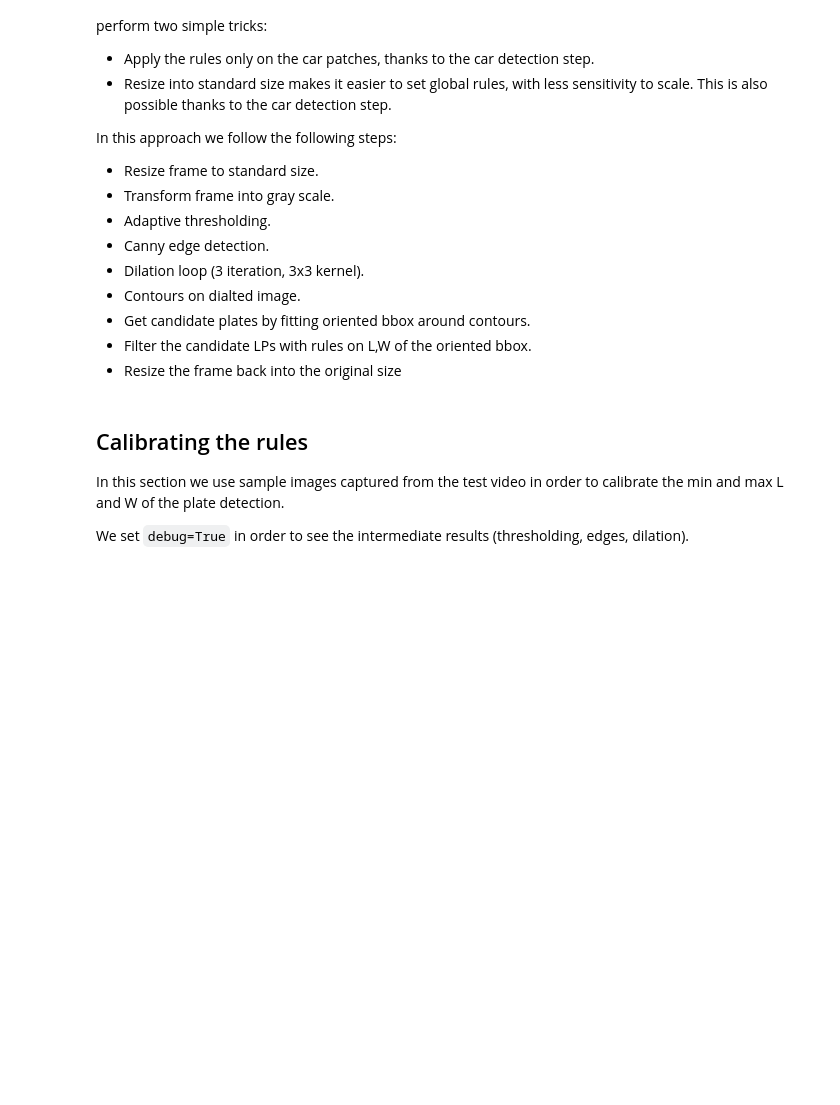
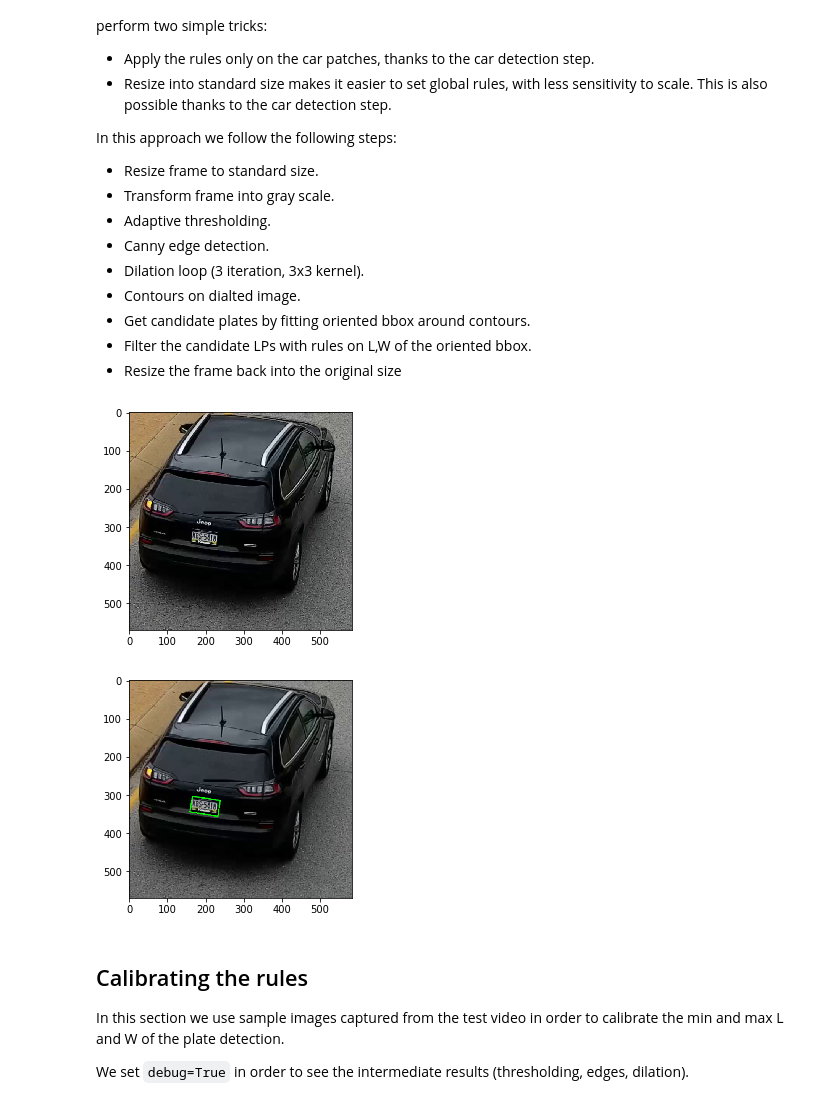
Before and after one commit to ahmadelsallab/LPD, a Jupyter notebook: doc_modular.ipynb, the cells around one changed output. Cells and saved outputs as stored; diff of their text form; code cells hidden in the pictures; blank space fills up the shorter version.

```diff
--- a/LPD.ipynb
+++ b/doc_modular.ipynb
@@ -38,17 +33,3 @@ SCALAR_RED = (0.0, 0.0, 255.0)
-# %%
-# Helper functions
-
-def plot_img(img):
-    plt.imshow(cv2.cvtColor(img, cv2.COLOR_BGR2RGB))
-    plt.show()
-
-def draw_oriented_bbox(frame, bbox):
-    # Oriented
-    rotrect = cv2.minAreaRect(bbox)
-    center, size, theta = rotrect
-    box = cv2.boxPoints(rotrect)
-    box = np.int0(box)
-    cv2.drawContours(frame, [box], 0, SCALAR_RED, 10)
 # %% [markdown]
 # Moving object detection (MOD)
 
@@ -319,6 +85,0 @@ def detect_LP_morpho(img, L_min=0, L_max=1000, W_min=0, W_max=1000, debug=False)
-# %%
-def detect_LP(img, debug):
-    sz = (img.shape[1], img.shape[0])
-    car_LP, LPs = detect_LP_morpho(cv2.resize(img, (500,500)), L_min=35, L_max=60, W_min=55, W_max=120, debug=debug)
-    car_LP = cv2.resize(car_LP, sz)
-    return car_LP, LPs
@@ -325,3 +88,11 @@ def detect_LP(img, debug):
+# %%
+img  = cv2.imread("imgs/char_frame_180_car_no_lp1.png")
+plot_img(img)
+detected_img, LPs = detect_LP(img, debug=False)
+plot_img(detected_img)
+# %% [output]
+[figure, added]
+[figure, added]
 # %% [markdown]
 ## Calibrating the rules
 In this section we use sample images captured from the test video in order to calibrate the min and max L and W of the plate detection.
```
Also changed, not shown: parts of 22 cells of this notebook, 17 other files.
